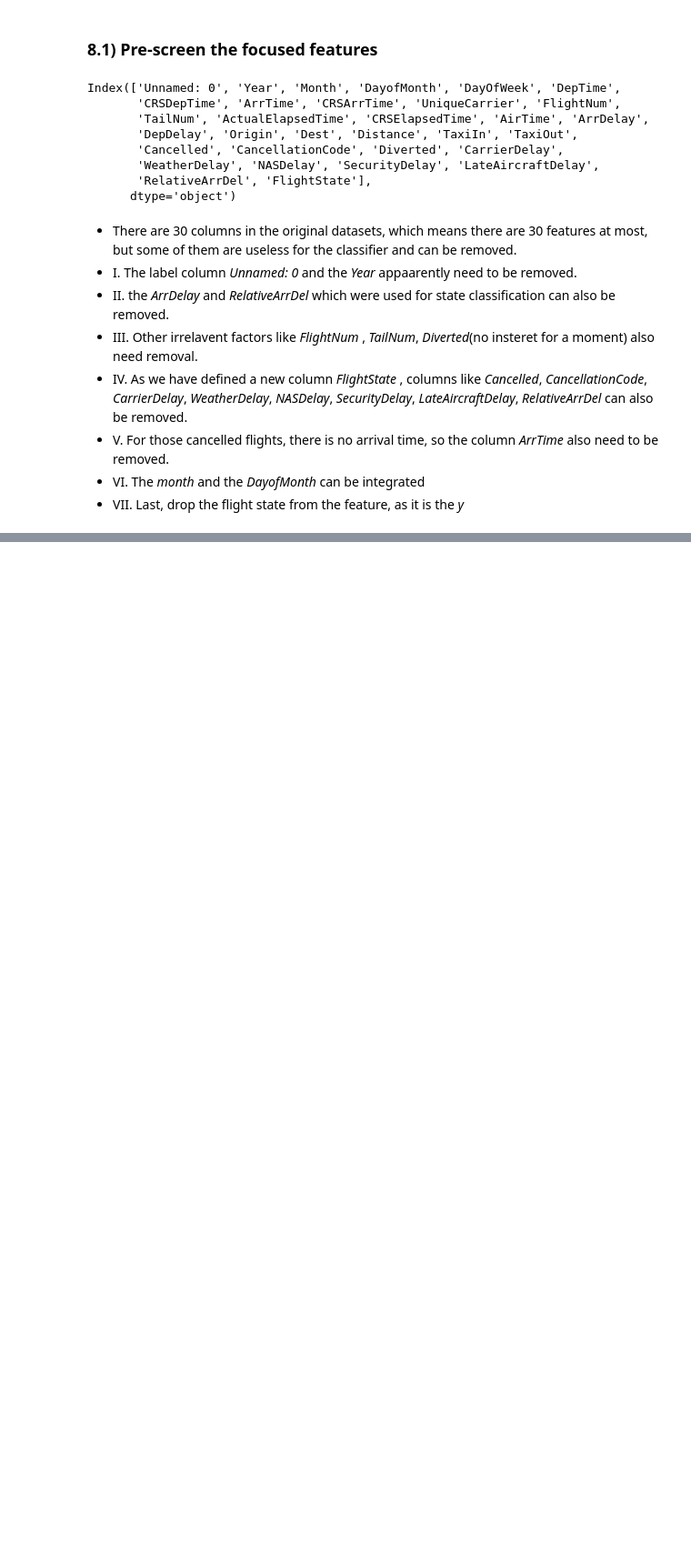
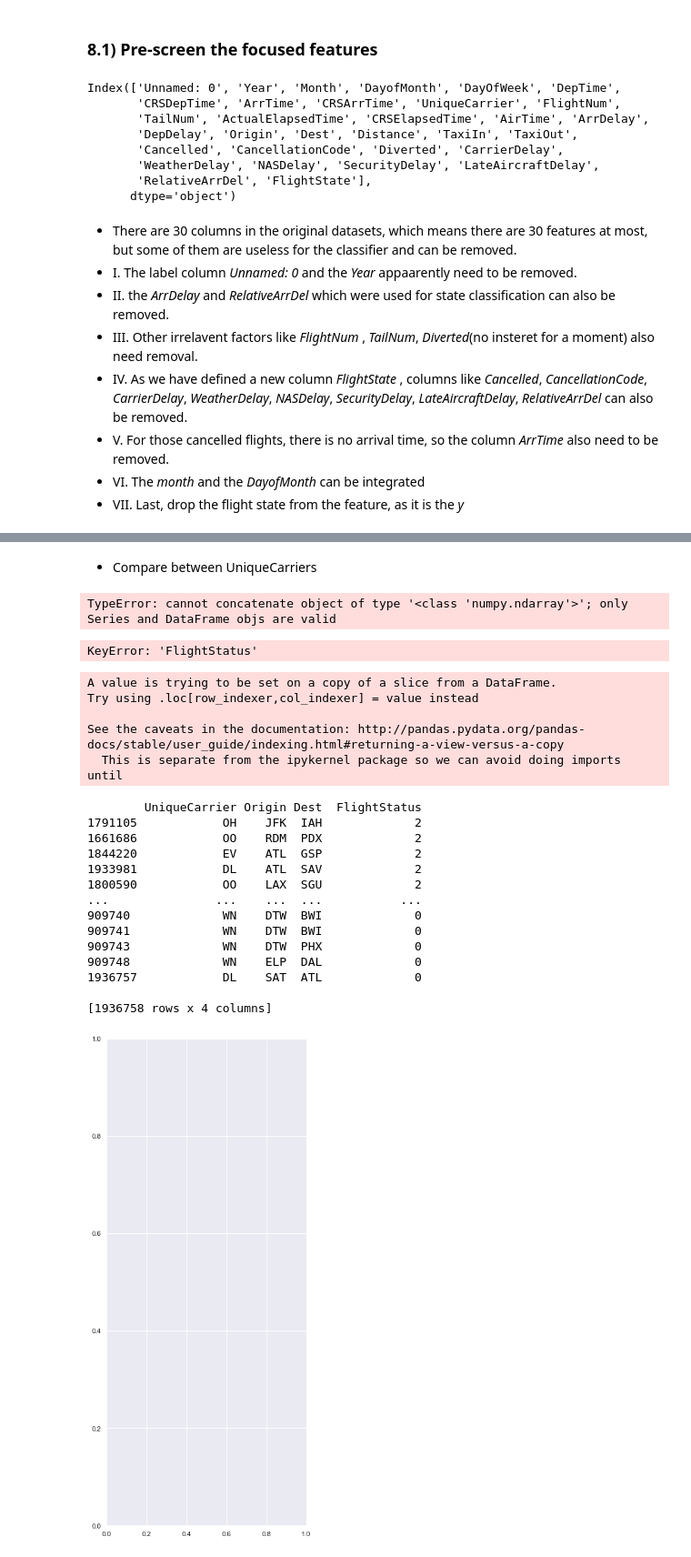
Before and after one commit to Wolfking2015/Final-Project-For-AML, a Jupyter notebook: final-project.ipynb, the cells around one changed output, grey strips where cells are left out. Shown at 91% size. Cells and saved outputs as stored; diff of their text form; code cells hidden in the pictures; blank space fills up the shorter version.

```diff
--- a/final-project.ipynb
+++ b/final-project.ipynb
@@ -597,0 +597,43 @@ print(replace_map_comp)
+# %% [markdown]
+* Compare between UniqueCarriers
+# %%
+#For convenience, create a new dataframe containing only cateogrical features and the flight states
+CategoryFeatures['UniqueCarrier']=flight_features['UniqueCarrier']
+CategoryFeatures['FlightStatus']=y
+CategoryFeatures=pd.DataFrame(CategoryFeatures)
+print(CategoryFeatures)
+# %% [output]
+TypeError: cannot concatenate object of type '<class 'numpy.ndarray'>'; only Series and DataFrame objs are valid
+# %%
+# Calculate the counts of on-time, cancelled, delayed for each category features
+CategoryFeatures.groupby(['UniqueCarrier', 'FlightStatus']).count()
+#CategoryFeatures_Stats=CategoryFeatures.groupby('UniqueCarrier').value_counts()
+# %% [output]
+KeyError: 'FlightStatus'
+# %%
+# Initialize the matplotlib figure
+f, ax = plt.subplots(figsihoe=(6, 15))
+# Load the example car crash dataset
+crashes =CategoryFeatures.sort_values('FlightStatus', ascending=False)
+print(crashes)
+# %% [output]
+A value is trying to be set on a copy of a slice from a DataFrame.
+Try using .loc[row_indexer,col_indexer] = value instead
+
+See the caveats in the documentation: http://pandas.pydata.org/pandas-docs/stable/user_guide/indexing.html#returning-a-view-versus-a-copy
+  This is separate from the ipykernel package so we can avoid doing imports until
+        UniqueCarrier Origin Dest  FlightStatus
+1791105            OH    JFK  IAH             2
+1661686            OO    RDM  PDX             2
+1844220            EV    ATL  GSP             2
+1933981            DL    ATL  SAV             2
+1800590            OO    LAX  SGU             2
+...               ...    ...  ...           ...
+909740             WN    DTW  BWI             0
+909741             WN    DTW  BWI             0
+909743             WN    DTW  PHX             0
+909748             WN    ELP  DAL             0
+1936757            DL    SAT  ATL             0
+
+[1936758 rows x 4 columns]
+[figure, added]
```
Also changed, not shown: parts of 5 cells of this notebook.
